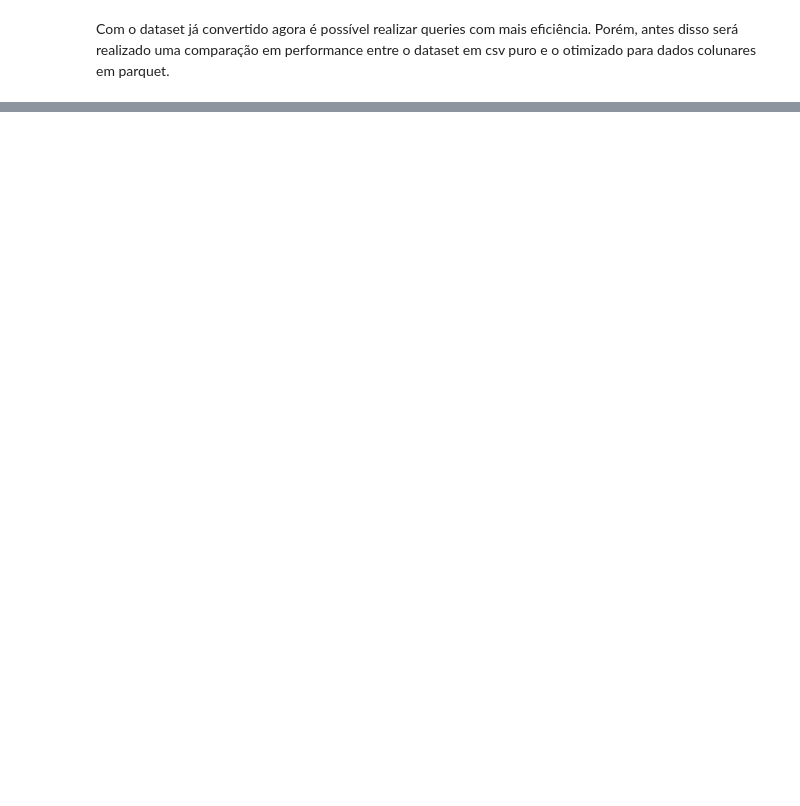
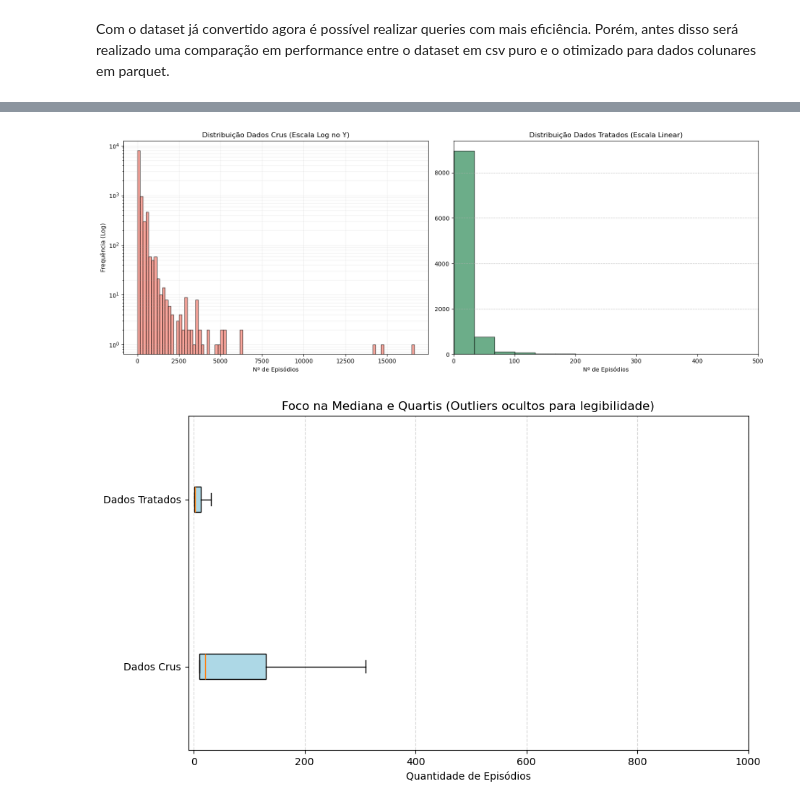
Before and after one commit to GiovanneVieira/AC2---BigData, a Jupyter notebook: pyspark-anime.ipynb, the cells around one changed output, grey strips where cells are left out. Saved outputs shown, nothing was run; the diff lists cells and outputs as text; code cells hidden in the pictures; blank space fills up the shorter version.

Commit message:
Analise de Dados

```diff
--- a/pyspark-anime.ipynb
+++ b/pyspark-anime.ipynb
@@ -118,0 +375,43 @@ AnalysisException: [PATH_NOT_FOUND] Path does not exist: file:/home/jovyan/data/
+# %%
+import matplotlib.pyplot as plt
+
+pdf = spark.sql("SELECT episodes_raw, episodes_treated FROM comparison_table").toPandas()
+
+# 1. Histogramas com Escala Logarítmica para melhor leitura da cauda
+fig, (ax1, ax2) = plt.subplots(1, 2, figsize=(16, 6))
+
+# Dados Crus - Usando escala log no eixo Y para ver as barras pequenas
+ax1.hist(pdf['episodes_raw'], bins=100, color='salmon', edgecolor='black', alpha=0.7, log=True)
+ax1.set_title('Distribuição Dados Crus (Escala Log no Y)')
+ax1.set_xlabel('Nº de Episódios')
+ax1.set_ylabel('Frequência (Log)')
+ax1.grid(True, which="both", ls="-", alpha=0.2)
+
+# Dados Tratados - Zoom no intervalo real (0 a 500)
+ax2.hist(pdf['episodes_treated'], bins=50, color='seagreen', edgecolor='black', alpha=0.7)
+ax2.set_title('Distribuição Dados Tratados (Escala Linear)')
+ax2.set_xlabel('Nº de Episódios')
+ax2.set_xlim(0, 500)
+ax2.grid(axis='y', linestyle='--', alpha=0.7)
+
+plt.tight_layout()
+plt.show()
+
+# 2. Boxplot com "Zoom" na Mediana (Limitando o eixo X)
+plt.figure(figsize=(10, 6))
+plt.boxplot([pdf['episodes_raw'], pdf['episodes_treated']],
+            vert=False,
+            patch_artist=True,
+            labels=['Dados Crus', 'Dados Tratados'],
+            showfliers=False, # Remove as bolinhas brancas para focar na caixa
+            boxprops=dict(facecolor='lightblue'))
+
+plt.title("Foco na Mediana e Quartis (Outliers ocultos para legibilidade)")
+plt.xlabel("Quantidade de Episódios")
+# Limitamos o X para ver onde a "ação" acontece
+plt.xlim(-10, 1000)
+plt.grid(axis='x', linestyle='--', alpha=0.5)
+plt.show()
+# %% [output]
+[figure, added]
+[figure, added]
```
Also changed, not shown: parts of 41 cells of this notebook, 2 other files.
